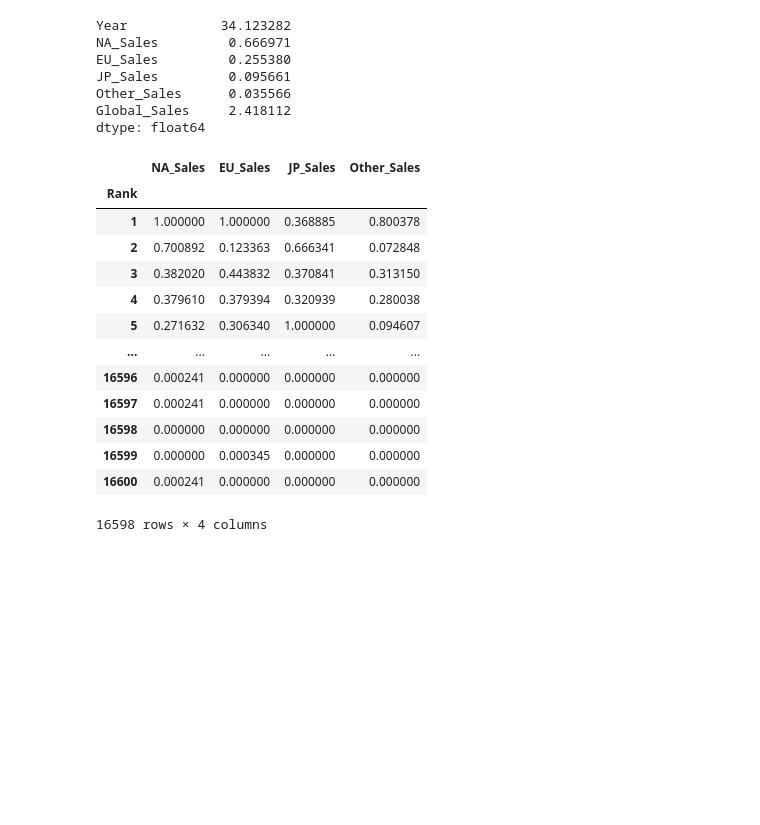
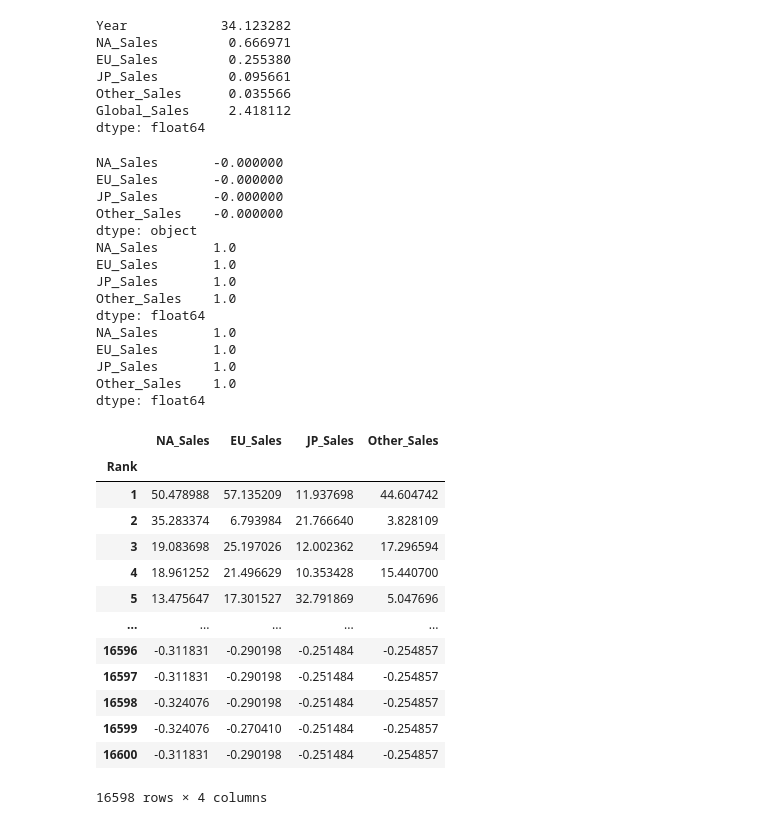
Before and after one commit to KlymentievMaksym/AD-labs, a Jupyter notebook: Coursework/Coursework.ipynb, the cells around one changed output. Cells and saved outputs as stored; diff of their text form; code cells hidden in the pictures; blank space fills up the shorter version.

```diff
--- a/Coursework/Coursework.ipynb
+++ b/Coursework/Coursework.ipynb
@@ -209,22 +220,46 @@ dtype: float64
 # %%
 df_num = df.select_dtypes(include=np.number)
 df_num = df_num.drop('Year', axis=1)
 df_num = df_num.drop('Global_Sales', axis=1)
-normalized_df = (df_num-df_num.min())/(df_num.max()-df_num.min())
-normalized_df
+
+#normalized_df = (df_num-df_num.min())/(df_num.max()-df_num.min())
+#normalized_df
+
+standatrized_df = (df_num - df_num.mean()) / df_num.std()
+
+print(standatrized_df.mean().apply(lambda x: "{:.6f}".format(x)))
+print(standatrized_df.std())
+print(standatrized_df.var())
+
+standatrized_df
 # %% [output]
+NA_Sales       -0.000000
+EU_Sales       -0.000000
+JP_Sales       -0.000000
+Other_Sales    -0.000000
+dtype: object
+NA_Sales       1.0
+EU_Sales       1.0
+JP_Sales       1.0
+Other_Sales    1.0
+dtype: float64
+NA_Sales       1.0
+EU_Sales       1.0
+JP_Sales       1.0
+Other_Sales    1.0
+dtype: float64
 |  | NA_Sales | EU_Sales | JP_Sales | Other_Sales |
 | Rank |  |  |  |  |
-| 1 | 1.000000 | 1.000000 | 0.368885 | 0.800378 |
-| 2 | 0.700892 | 0.123363 | 0.666341 | 0.072848 |
-| 3 | 0.382020 | 0.443832 | 0.370841 | 0.313150 |
-| 4 | 0.379610 | 0.379394 | 0.320939 | 0.280038 |
-| 5 | 0.271632 | 0.306340 | 1.000000 | 0.094607 |
+| 1 | 50.478988 | 57.135209 | 11.937698 | 44.604742 |
+| 2 | 35.283374 | 6.793984 | 21.766640 | 3.828109 |
+| 3 | 19.083698 | 25.197026 | 12.002362 | 17.296594 |
+| 4 | 18.961252 | 21.496629 | 10.353428 | 15.440700 |
+| 5 | 13.475647 | 17.301527 | 32.791869 | 5.047696 |
 | ... | ... | ... | ... | ... |
-| 16596 | 0.000241 | 0.000000 | 0.000000 | 0.000000 |
-| 16597 | 0.000241 | 0.000000 | 0.000000 | 0.000000 |
-| 16598 | 0.000000 | 0.000000 | 0.000000 | 0.000000 |
-| 16599 | 0.000000 | 0.000345 | 0.000000 | 0.000000 |
-| 16600 | 0.000241 | 0.000000 | 0.000000 | 0.000000 |
+| 16596 | -0.311831 | -0.290198 | -0.251484 | -0.254857 |
+| 16597 | -0.311831 | -0.290198 | -0.251484 | -0.254857 |
+| 16598 | -0.324076 | -0.290198 | -0.251484 | -0.254857 |
+| 16599 | -0.324076 | -0.270410 | -0.251484 | -0.254857 |
+| 16600 | -0.311831 | -0.290198 | -0.251484 | -0.254857 |
-16598 rows × 4 columns
+16598 rows × 4 columns
 # %%
```
Also changed, not shown: parts of 7 cells of this notebook.
